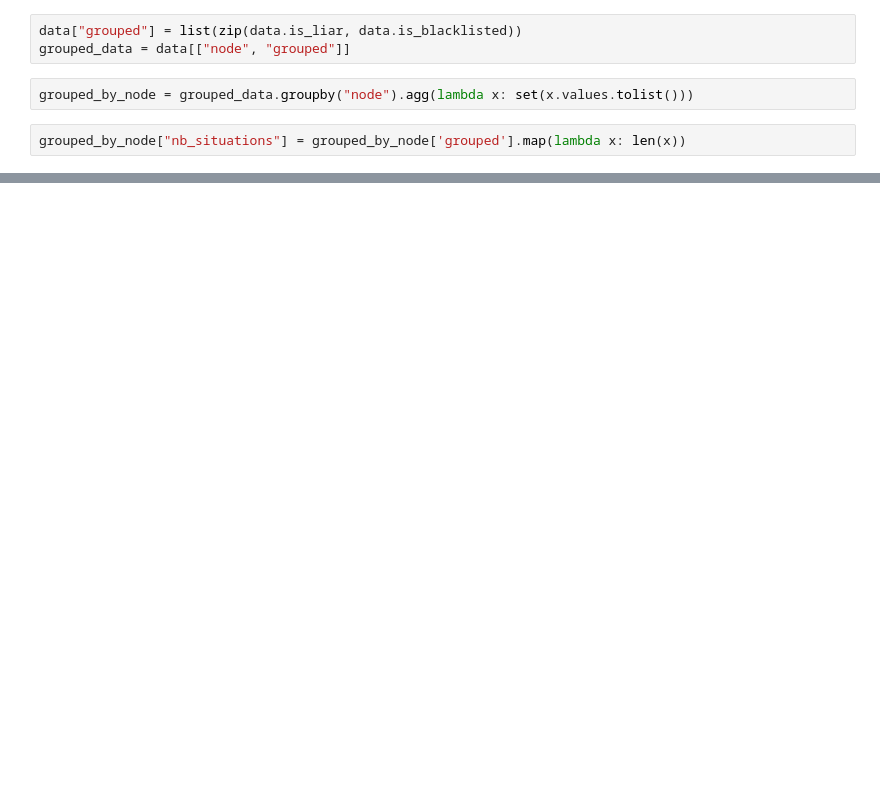
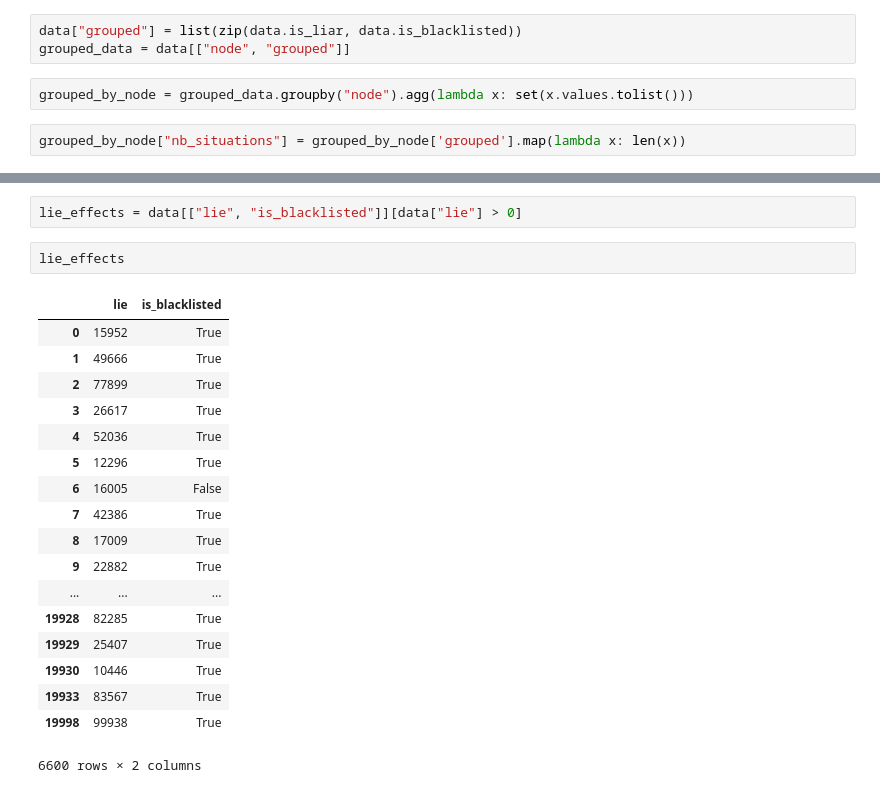
Before and after one commit to isabella232/student_19_proof-of-loc, a Jupyter notebook: python_graphs/Fixed_Lies.ipynb, the cells around one changed output, grey strips where cells are left out. Saved outputs shown, nothing was run; the diff lists cells and outputs as text; blank space fills up the shorter version.

```diff
--- a/python_graphs/Fixed_Lies.ipynb
+++ b/python_graphs/Fixed_Lies.ipynb
@@ -42,0 +50,23 @@ grouped_by_node.sort_values(by="nb_situations", ascending=False)
+# %%
+lie_effects = data[["lie", "is_blacklisted"]][data["lie"] > 0]
+# %%
+lie_effects
+# %% [output]
+|  | lie | is_blacklisted |
+| 0 | 15952 | True |
+| 1 | 49666 | True |
+| 2 | 77899 | True |
+| 3 | 26617 | True |
+| 4 | 52036 | True |
+| 5 | 12296 | True |
+| 6 | 16005 | False |
+| 7 | 42386 | True |
+| 8 | 17009 | True |
+| 9 | 22882 | True |
+| ... | ... | ... |
+| 19928 | 82285 | True |
+| 19929 | 25407 | True |
+| 19930 | 10446 | True |
+| 19933 | 83567 | True |
+| 19998 | 99938 | True |
+6600 rows × 2 columns
```
Also changed, not shown: parts of 7 cells of this notebook, 3 other files.
